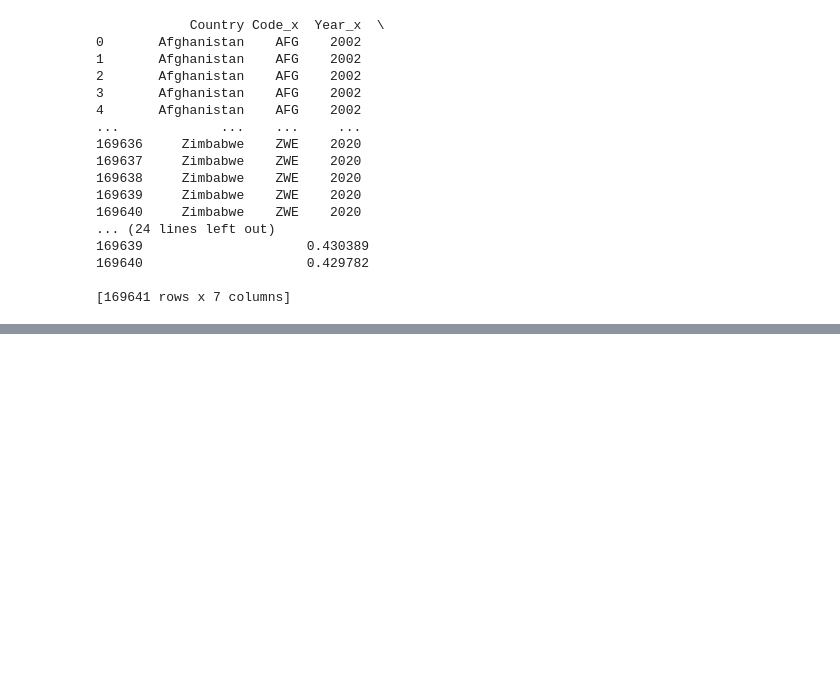
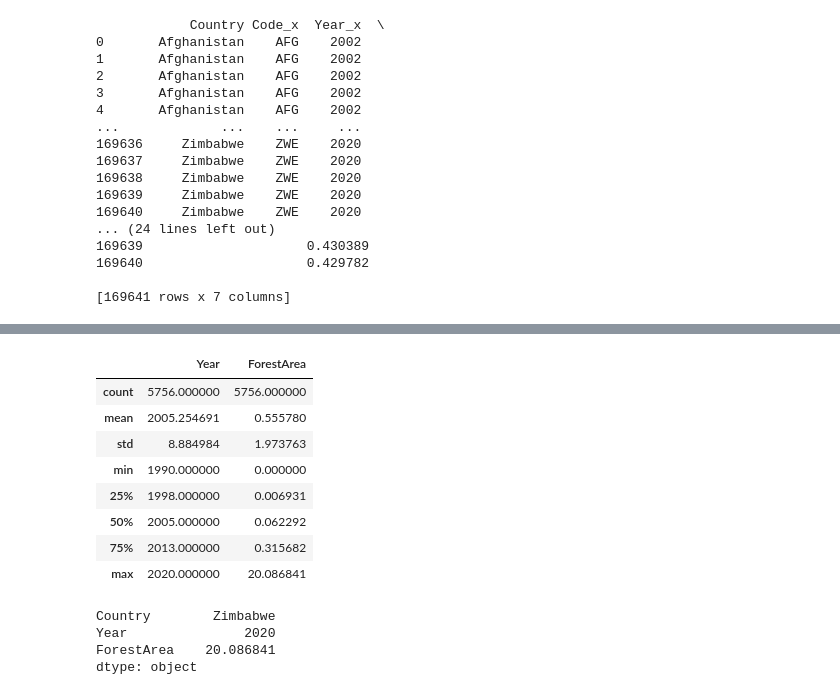
Before and after one commit to ubco-W2022T1-cosc301/project-group42, a Jupyter notebook: notebooks/analysis1.ipynb, the cells around one changed output, grey strips where cells are left out. Cells and saved outputs as stored; diff of their text form; code cells hidden in the pictures; blank space fills up the shorter version.

```diff
--- a/notebooks/analysis1.ipynb
+++ b/notebooks/analysis1.ipynb
@@ -185,0 +162,19 @@ sns.kdeplot(globalGDP[ 'GDP per capita, PPP (constant 2017 international $)'])
+# %%
+GFAnew.describe()
+# %% [output]
+|  | Year | ForestArea |
+| count | 5756.000000 | 5756.000000 |
+| mean | 2005.254691 | 0.555780 |
+| std | 8.884984 | 1.973763 |
+| min | 1990.000000 | 0.000000 |
+| 25% | 1998.000000 | 0.006931 |
+| 50% | 2005.000000 | 0.062292 |
+| 75% | 2013.000000 | 0.315682 |
+| max | 2020.000000 | 20.086841 |
+# %%
+GFAnew.max()
+# %% [output]
+Country        Zimbabwe
+Year               2020
+ForestArea    20.086841
+dtype: object
```
Also changed, not shown: parts of 30 cells of this notebook, 2 other files.
